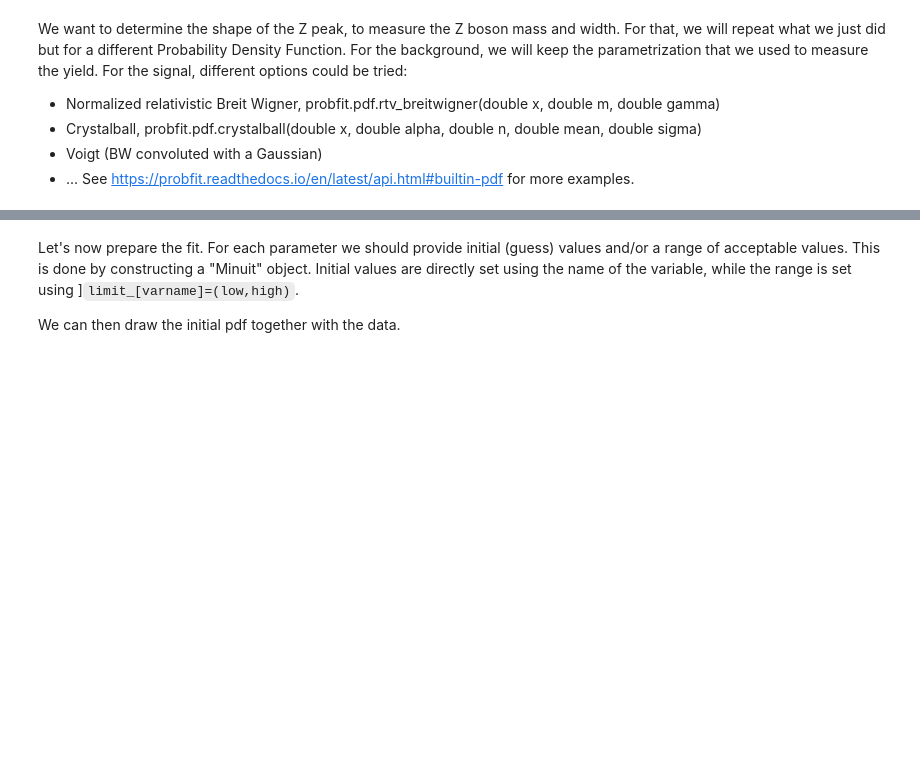
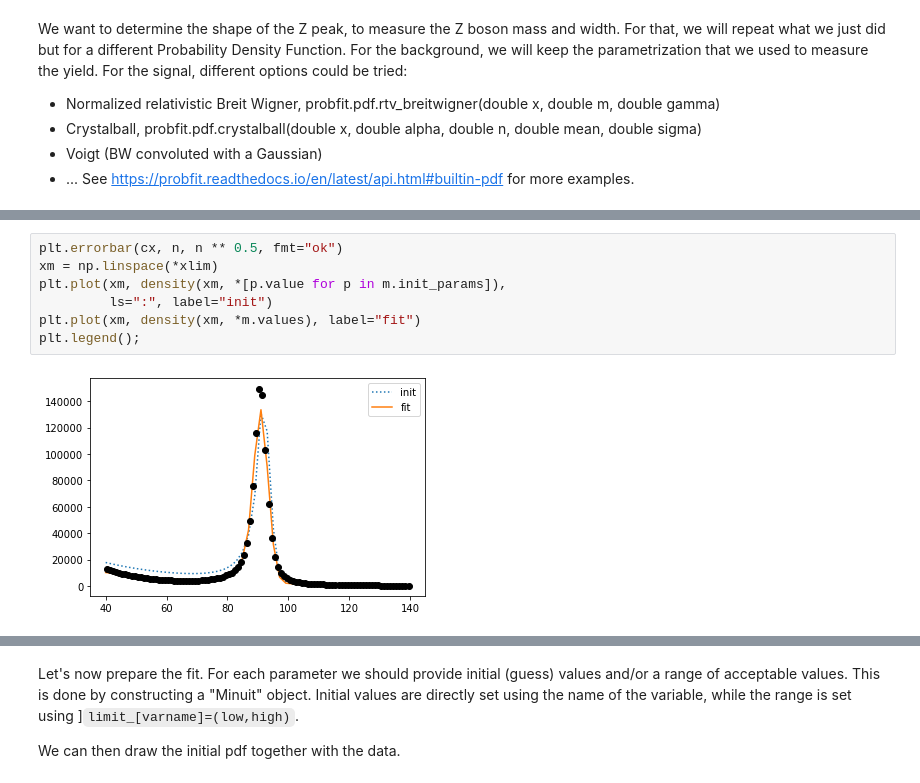
Before and after one commit to delaere/LPHY2131, a Jupyter notebook: analysis/labo2/Zlineshape.ipynb, the cells around one changed output, grey strips where cells are left out. Cells and saved outputs as stored; diff of their text form; blank space fills up the shorter version.

```diff
--- a/analysis/labo2/Zlineshape.ipynb
+++ b/analysis/labo2/Zlineshape.ipynb
@@ -89,0 +125,9 @@ The parameters of the fit function are: ['m', 'gamma', 'sigma', 'Ns', 'b', 'Nb']
+# %%
+plt.errorbar(cx, n, n ** 0.5, fmt="ok")
+xm = np.linspace(*xlim)
+plt.plot(xm, density(xm, *[p.value for p in m.init_params]),
+         ls=":", label="init")
+plt.plot(xm, density(xm, *m.values), label="fit")
+plt.legend();
+# %% [output]
+[figure, added]
```
Also changed, not shown: parts of 19 cells of this notebook, 1 other file.
